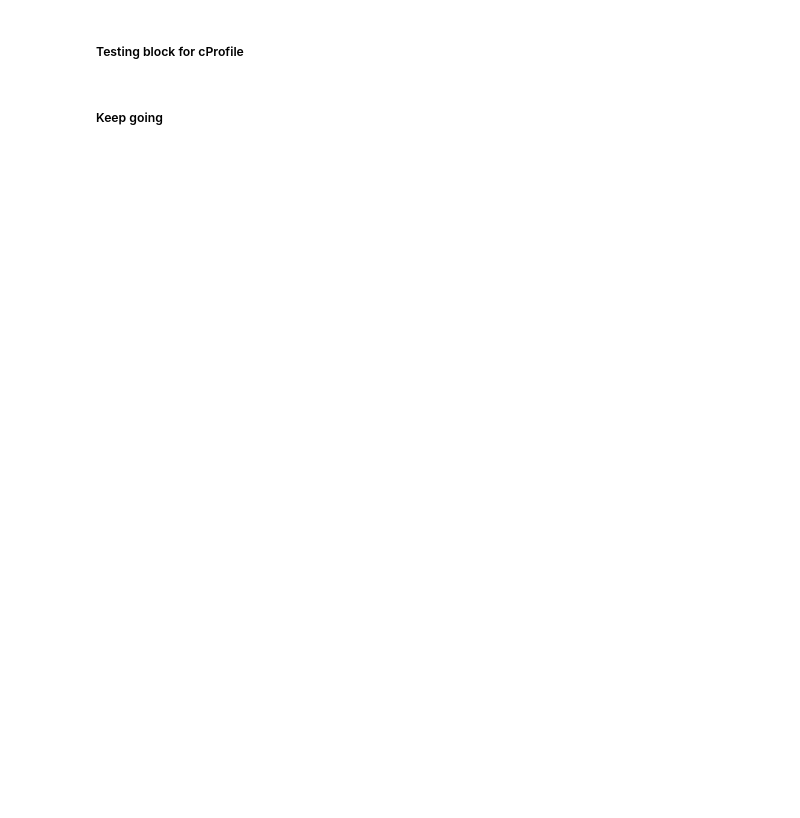
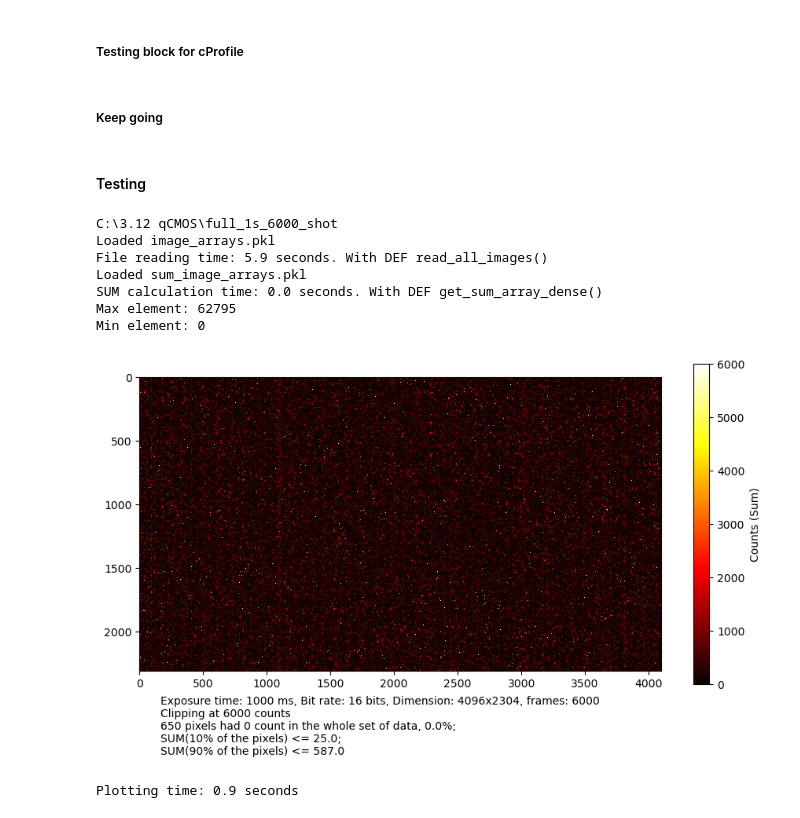
Before and after one commit to Siin42/qCMOS, a Jupyter notebook: sum_all_images.ipynb, the cells around one changed output. Drawn from its saved outputs; the diff is of its cells as text; code cells hidden in the pictures; blank space fills up the shorter version.

Commit message:
edited sum_all_images.ipynb based on pixel_RMS.ipynb. Added a clipping max to heatmap. Works well.

```diff
--- a/sum_all_images.ipynb
+++ b/sum_all_images.ipynb
@@ -255,0 +171,27 @@ def total_pixel_values(sum_image_arrays, tiff_path, **kwargs):
+# %% [markdown]
+#### Testing
+# %%
+tiff_main_folder = 'C:\\3.12 qCMOS'
+tiff_path = tiff_main_folder + '\\full_1s_6000_shot'
+# tiff_path = tiff_main_folder + '\\full_frame_quick'
+# tiff_path = tiff_main_folder + '\\full_frame'
+# tiff_path = tiff_main_folder + '\\full_200ms_6247shots'
+# tiff_path = tiff_main_folder + '\\1024x1024'
+# tiff_path = tiff_main_folder + '\\1024x1024'
+
+
+SUM_array = get_sum_array_dense(tiff_path, debugging=True)
+print('Max element:', SUM_array.max())
+print('Min element:', SUM_array.min())
+
+plot_SUM(SUM_array, tiff_path, plot_type='heat', save=True, heatmap_max=6000)
+# %% [output]
+C:\3.12 qCMOS\full_1s_6000_shot
+Loaded image_arrays.pkl
+File reading time: 5.9 seconds. With DEF read_all_images()
+Loaded sum_image_arrays.pkl
+SUM calculation time: 0.0 seconds. With DEF get_sum_array_dense()
+Max element: 62795
+Min element: 0
+[figure, added]
+Plotting time: 0.9 seconds
```
Also changed, not shown: parts of 4 cells of this notebook, 7 other files.
